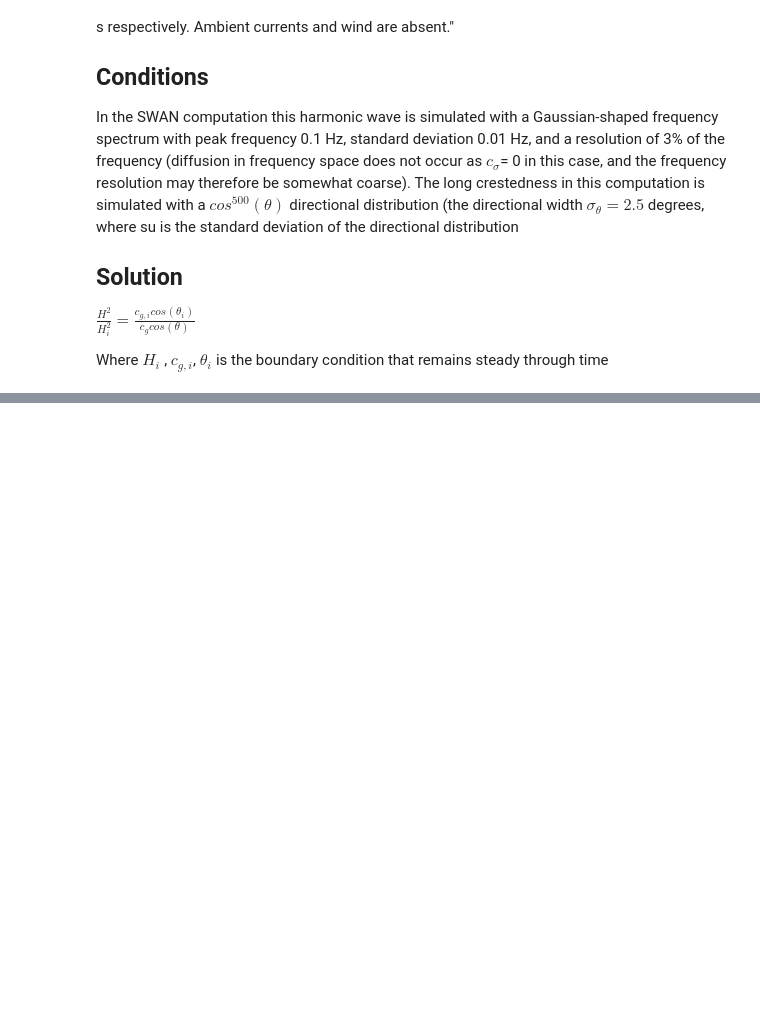
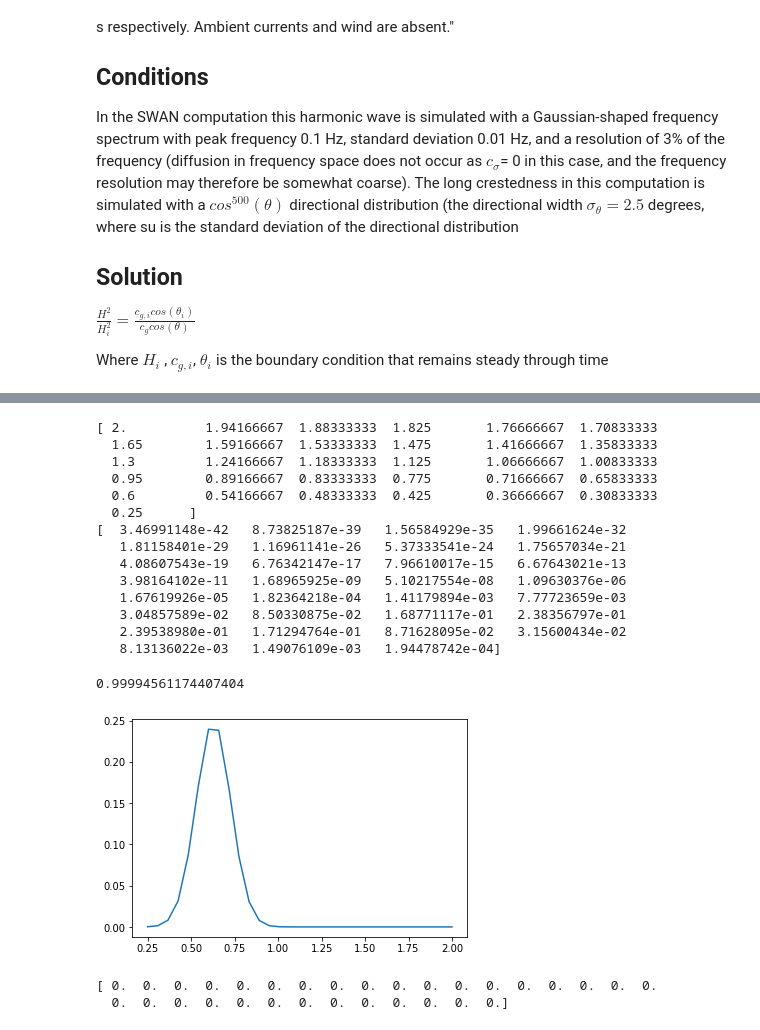
Before and after one commit to Markloveland/Cartesian_Product_FEM, a Jupyter notebook: Action_Balance_Code/2D Cartesian Shoaling.ipynb, the cells around one changed output, grey strips where cells are left out. Saved outputs shown, nothing was run; the diff lists cells and outputs as text; code cells hidden in the pictures; blank space fills up the shorter version.

```diff
--- a/Action_Balance_Code/2D Cartesian Shoaling.ipynb
+++ b/Action_Balance_Code/2D Cartesian Shoaling.ipynb
@@ -423,0 +459,38 @@ plt.plot(dof_coordinates2,u[31:62])
+# %%
+mesh22 = IntervalMesh(30,omega_min,omega_max)
+V22 = FunctionSpace(mesh22, 'P', 1)
+sigmas2 = V22.tabulate_dof_coordinates()[:,0]
+print(sigmas2)
+F_peak=0.1
+F_std=0.1
+HS=1
+aux1 = HS**2/(16*np.sqrt(2*np.pi)*F_std)
+aux3 = 2*F_std**2
+
+outvec = aux1*np.exp(-(sigmas2 - 2*np.pi*F_peak)**2/aux3)
+print(outvec)
+plt.plot(sigmas2,outvec)
+
+4*np.sqrt(-np.trapz(outvec,sigmas2))
+# %% [output]
+[ 2.          1.94166667  1.88333333  1.825       1.76666667  1.70833333
+  1.65        1.59166667  1.53333333  1.475       1.41666667  1.35833333
+  1.3         1.24166667  1.18333333  1.125       1.06666667  1.00833333
+  0.95        0.89166667  0.83333333  0.775       0.71666667  0.65833333
+  0.6         0.54166667  0.48333333  0.425       0.36666667  0.30833333
+  0.25      ]
+[  3.46991148e-42   8.73825187e-39   1.56584929e-35   1.99661624e-32
+   1.81158401e-29   1.16961141e-26   5.37333541e-24   1.75657034e-21
+   4.08607543e-19   6.76342147e-17   7.96610017e-15   6.67643021e-13
+   3.98164102e-11   1.68965925e-09   5.10217554e-08   1.09630376e-06
+   1.67619926e-05   1.82364218e-04   1.41179894e-03   7.77723659e-03
+   3.04857589e-02   8.50330875e-02   1.68771117e-01   2.38356797e-01
+   2.39538980e-01   1.71294764e-01   8.71628095e-02   3.15600434e-02
+   8.13136022e-03   1.49076109e-03   1.94478742e-04]
+0.99994561174407404
+[figure, added]
+# %%
+print(u[-31:]-outvec)
+# %% [output]
+[ 0.  0.  0.  0.  0.  0.  0.  0.  0.  0.  0.  0.  0.  0.  0.  0.  0.  0.
+  0.  0.  0.  0.  0.  0.  0.  0.  0.  0.  0.  0.  0.]
```
Also changed, not shown: parts of 8 cells of this notebook.
